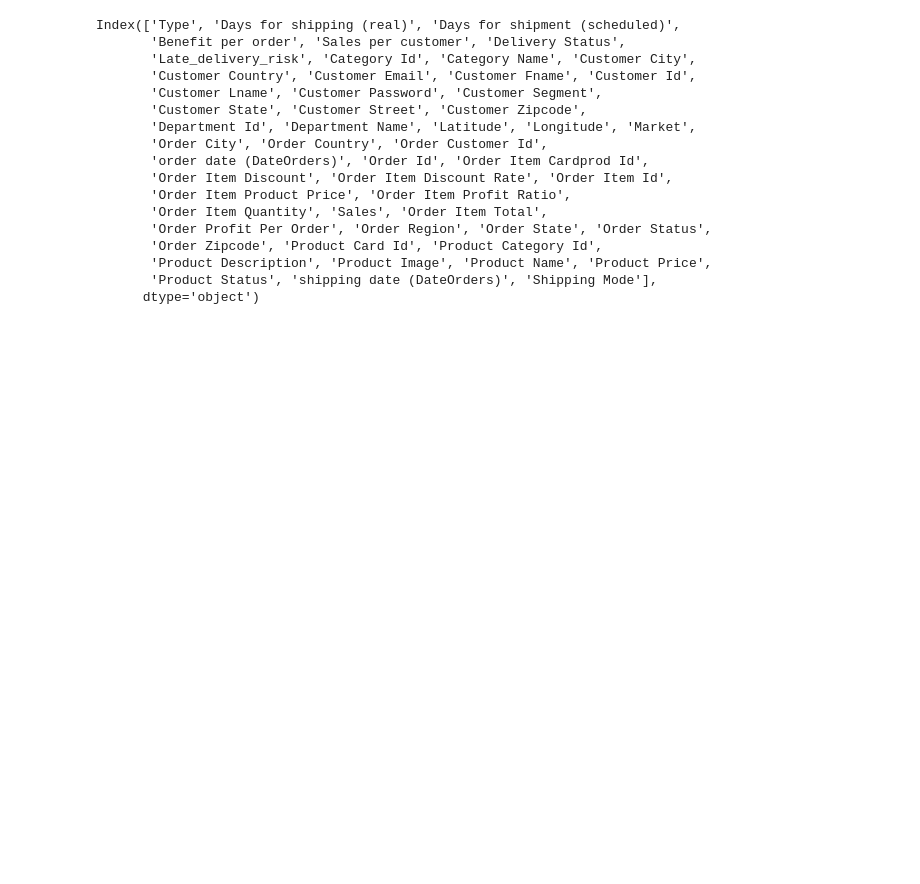
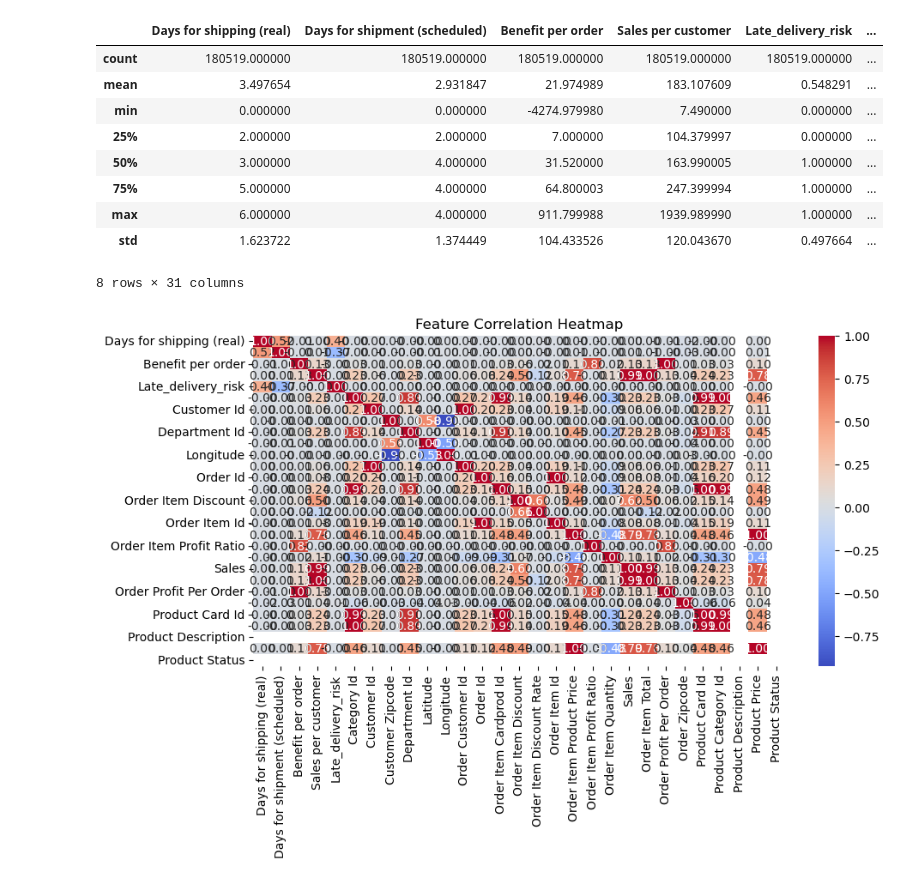
Before and after one commit to Tinnne/SeleksiFESMARO, a Jupyter notebook: Dataset2.ipynb, the cells around one changed output. Saved outputs shown, nothing was run; the diff lists cells and outputs as text; code cells hidden in the pictures; blank space fills up the shorter version.

```diff
--- a/Dataset2.ipynb
+++ b/Dataset2.ipynb
@@ -5,2 +4,5 @@ import matplotlib.pyplot as pl
 # %%
-data = pd.read_csv("Dataset Kedua/Dataset Kedua.csv", encoding='latin-1')
+data = pd.read_csv(r"D:\BNCC\Lomba\Dataset Kedua.csv", encoding='latin-1')
+
+data.info()
+data.isnull().sum()
@@ -17,3 +44,14 @@ data.head()
+# %%
+# Data Cleaning
+irrelevant_cols = ['Customer Email', 'Customer Password', 'Product Image']
+data.drop(columns=[col for col in irrelevant_cols if col in data.columns], inplace=True)
+data.drop_duplicates(inplace=True)
+data.fillna(method='ffill', inplace=True)
+
+date_cols = ['order date (DateOrders)', 'shipping date (DateOrders)']
+for col in date_cols:
+    if col in data.columns:
+        data[col] = pd.to_datetime(data[col])
 # %%
 data.info()
 # %% [output]
@@ -58,20 +95,26 @@ Name: count, dtype: int64
 # %%
-data.columns
+data.describe()
 # %% [output]
+|  | Days for shipping (real) | Days for shipment (scheduled) | Benefit per order | Sales per customer | Late_delivery_risk | ... |
+| count | 180519.000000 | 180519.000000 | 180519.000000 | 180519.000000 | 180519.000000 | ... |
+| mean | 3.497654 | 2.931847 | 21.974989 | 183.107609 | 0.548291 | ... |
+| min | 0.000000 | 0.000000 | -4274.979980 | 7.490000 | 0.000000 | ... |
+| 25% | 2.000000 | 2.000000 | 7.000000 | 104.379997 | 0.000000 | ... |
+| 50% | 3.000000 | 4.000000 | 31.520000 | 163.990005 | 1.000000 | ... |
+| 75% | 5.000000 | 4.000000 | 64.800003 | 247.399994 | 1.000000 | ... |
+| max | 6.000000 | 4.000000 | 911.799988 | 1939.989990 | 1.000000 | ... |
+| std | 1.623722 | 1.374449 | 104.433526 | 120.043670 | 0.497664 | ... |
-Index(['Type', 'Days for shipping (real)', 'Days for shipment (scheduled)',
-       'Benefit per order', 'Sales per customer', 'Delivery Status',
-       'Late_delivery_risk', 'Category Id', 'Category Name', 'Customer City',
-       'Customer Country', 'Customer Email', 'Customer Fname', 'Customer Id',
-       'Customer Lname', 'Customer Password', 'Customer Segment',
-       'Customer State', 'Customer Street', 'Customer Zipcode',
-       'Department Id', 'Department Name', 'Latitude', 'Longitude', 'Market',
-       'Order City', 'Order Country', 'Order Customer Id',
-       'order date (DateOrders)', 'Order Id', 'Order Item Cardprod Id',
-       'Order Item Discount', 'Order Item Discount Rate', 'Order Item Id',
-       'Order Item Product Price', 'Order Item Profit Ratio',
-       'Order Item Quantity', 'Sales', 'Order Item Total',
-       'Order Profit Per Order', 'Order Region', 'Order State', 'Order Status',
-       'Order Zipcode', 'Product Card Id', 'Product Category Id',
-       'Product Description', 'Product Image', 'Product Name', 'Product Price',
-       'Product Status', 'shipping date (DateOrders)', 'Shipping Mode'],
-      dtype='object')
+8 rows × 31 columns
+# %%
+import numpy as np
+import matplotlib.pyplot as plt
+import seaborn as sns
+
+numeric_data = data.select_dtypes(include=[np.number])
+corr_matrix = numeric_data.corr()
+plt.figure(figsize=(10, 5))
+sns.heatmap(corr_matrix, annot=True, cmap="coolwarm", fmt=".2f")
+plt.title("Feature Correlation Heatmap")
+plt.show()
+# %% [output]
+[figure, added]
```
Also changed, not shown: parts of 16 cells of this notebook, 1 other file.
